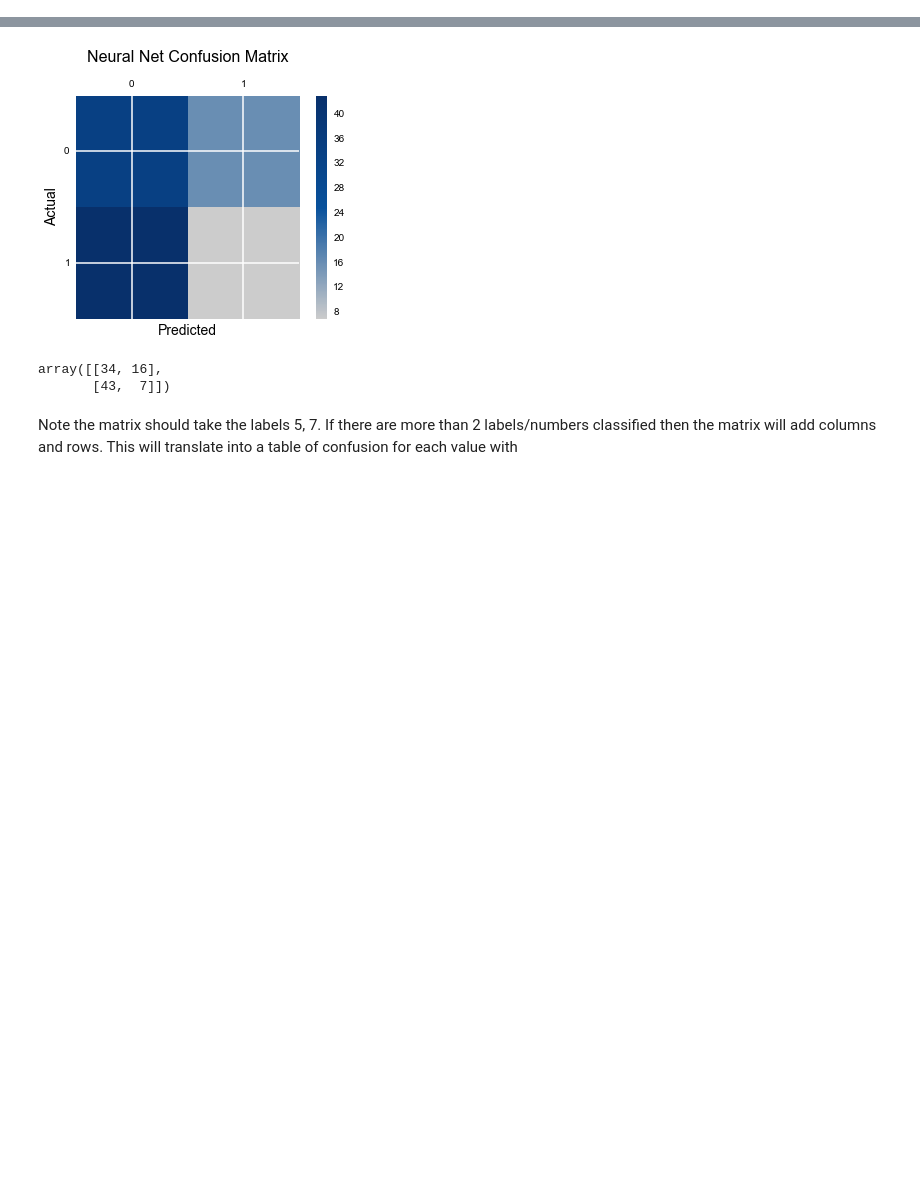
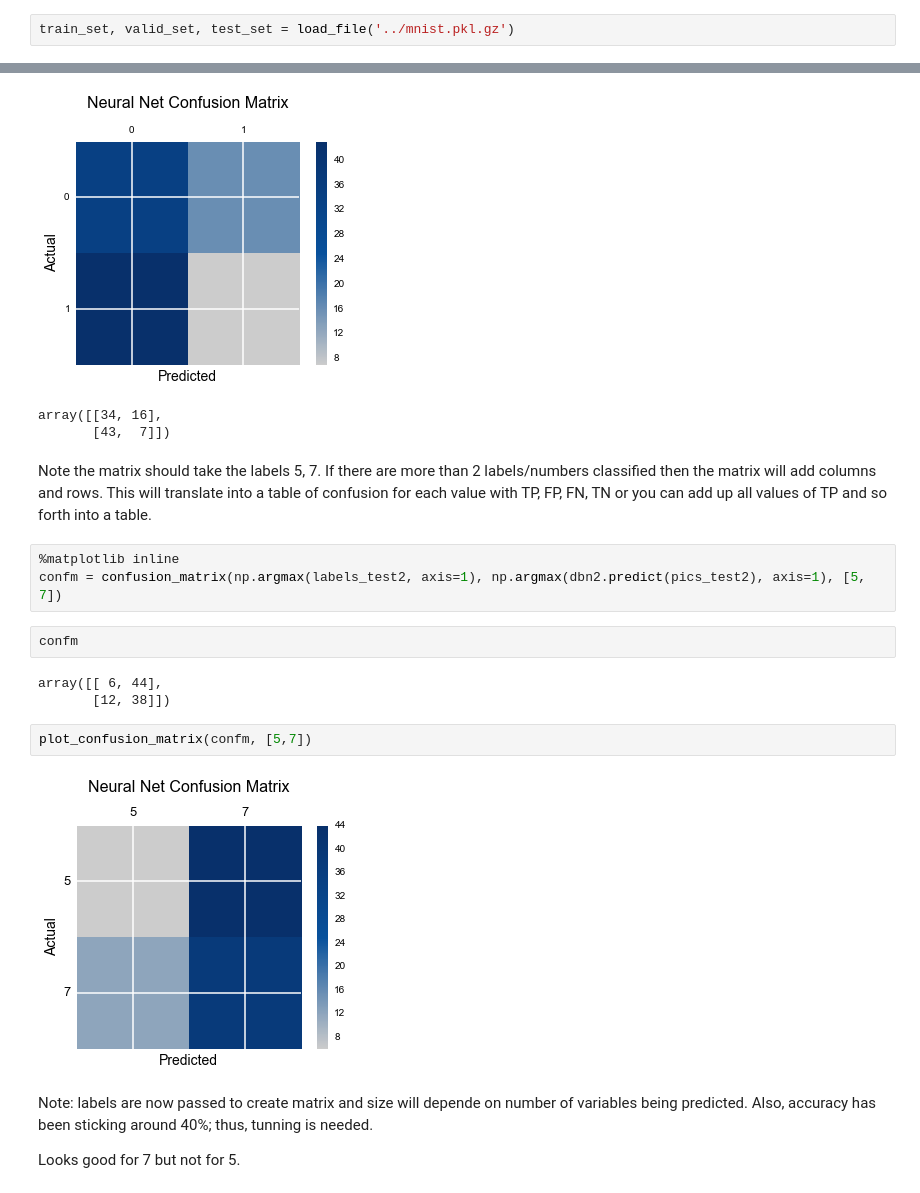
Before and after one commit to nyghtowl/Neural_Net_Practice, a Jupyter notebook: Neural_Net_Practice.ipynb, the cells around one changed output, grey strips where cells are left out. Cells and saved outputs as stored; diff of their text form; blank space fills up the shorter version.

Commit message:
Ran another version to correct how confusion matrix is presented. Accuracy is still bad. Latest run, 7 is predicted better than 5.

```diff
--- a/Neural_Net_Practice.ipynb
+++ b/Neural_Net_Practice.ipynb
@@ -310,3 +310,5 @@ Time to train model: 600.496728897
+# %%
+train_set, valid_set, test_set = load_file('../mnist.pkl.gz')
 # %%
 pics_test2, labels_test2= create_data_sample(train_set, 50)
 # %%
@@ -393,4 +395,20 @@ Neural Net CM:
 array([[34, 16],
        [43,  7]])
 # %% [markdown]
-Note the matrix should take the labels 5, 7. If there are more than 2 labels/numbers classified then the matrix will add columns and rows. This will translate into a table of confusion for each value with
+Note the matrix should take the labels 5, 7. If there are more than 2 labels/numbers classified then the matrix will add columns and rows. This will translate into a table of confusion for each value with TP, FP, FN, TN or you can add up all values of TP and so forth into a table.
+# %%
+%matplotlib inline
+confm = confusion_matrix(np.argmax(labels_test2, axis=1), np.argmax(dbn2.predict(pics_test2), axis=1), [5, 7])
+# %%
+confm
+# %% [output]
+array([[ 6, 44],
+       [12, 38]])
+# %%
+plot_confusion_matrix(confm, [5,7])
+# %% [output]
+[figure, added]
+# %% [markdown]
+Note: labels are now passed to create matrix and size will depende on number of variables being predicted. Also, accuracy has been sticking around 40%; thus, tunning is needed.
+
+Looks good for 7 but not for 5.
```
Also changed, not shown: parts of 4 cells of this notebook.
